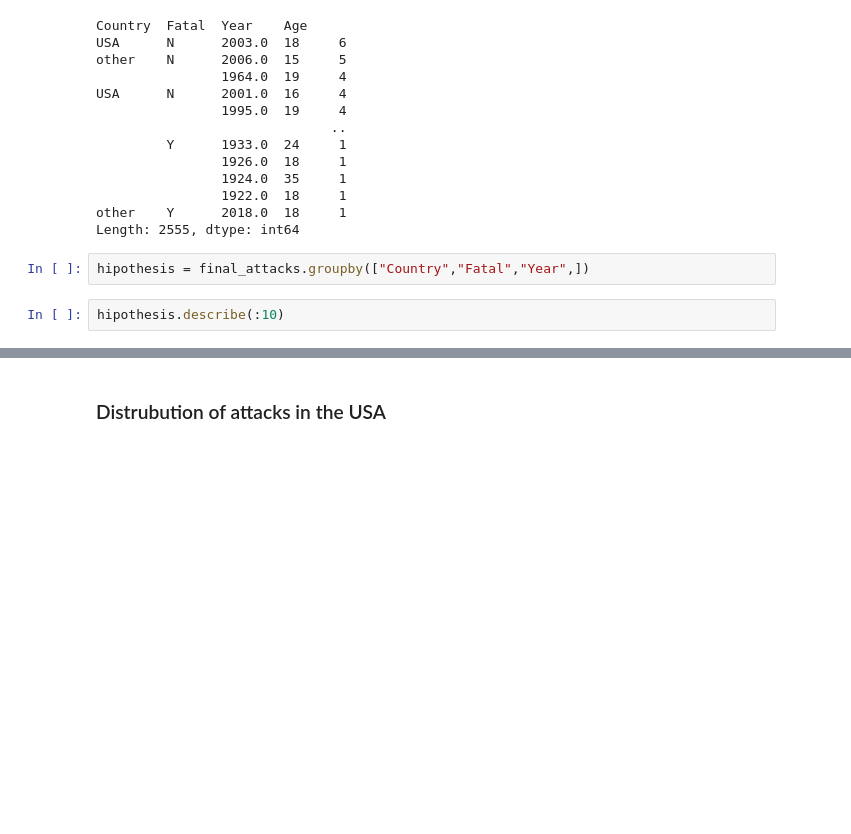
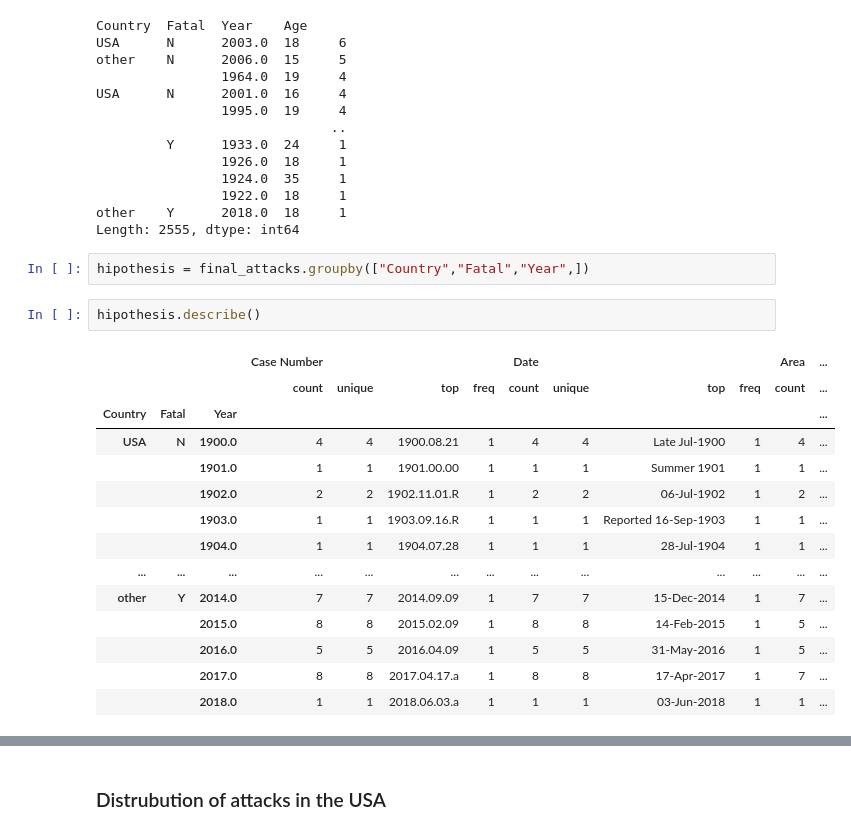
Before and after one commit to angelanavarrog/Pandas-project-Sharks-attacks, a Jupyter notebook: Output/Analysis.ipynb, the cells around one changed output, grey strips where cells are left out. Cells and saved outputs as stored; diff of their text form; blank space fills up the shorter version.

```diff
--- a/Output/Analysis.ipynb
+++ b/Output/Analysis.ipynb
@@ -27,5 +27,19 @@ Length: 2555, dtype: int64
 # %%
 hipothesis = final_attacks.groupby(["Country","Fatal","Year",])
 # %%
-hipothesis.describe(:10)
+hipothesis.describe()
 # %% [output]
+|  |  |  | Case Number |  |  |  | Date |  |  |  | Area | ... |
+|  |  |  | count | unique | top | freq | count | unique | top | freq | count | ... |
+| Country | Fatal | Year |  |  |  |  |  |  |  |  |  | ... |
+| USA | N | 1900.0 | 4 | 4 | 1900.08.21 | 1 | 4 | 4 | Late Jul-1900 | 1 | 4 | ... |
+|  |  | 1901.0 | 1 | 1 | 1901.00.00 | 1 | 1 | 1 | Summer 1901 | 1 | 1 | ... |
+|  |  | 1902.0 | 2 | 2 | 1902.11.01.R | 1 | 2 | 2 | 06-Jul-1902 | 1 | 2 | ... |
+|  |  | 1903.0 | 1 | 1 | 1903.09.16.R | 1 | 1 | 1 | Reported 16-Sep-1903 | 1 | 1 | ... |
+|  |  | 1904.0 | 1 | 1 | 1904.07.28 | 1 | 1 | 1 | 28-Jul-1904 | 1 | 1 | ... |
+| ... | ... | ... | ... | ... | ... | ... | ... | ... | ... | ... | ... | ... |
+| other | Y | 2014.0 | 7 | 7 | 2014.09.09 | 1 | 7 | 7 | 15-Dec-2014 | 1 | 7 | ... |
+|  |  | 2015.0 | 8 | 8 | 2015.02.09 | 1 | 8 | 8 | 14-Feb-2015 | 1 | 5 | ... |
+|  |  | 2016.0 | 5 | 5 | 2016.04.09 | 1 | 5 | 5 | 31-May-2016 | 1 | 5 | ... |
+|  |  | 2017.0 | 8 | 8 | 2017.04.17.a | 1 | 8 | 8 | 17-Apr-2017 | 1 | 7 | ... |
+|  |  | 2018.0 | 1 | 1 | 2018.06.03.a | 1 | 1 | 1 | 03-Jun-2018 | 1 | 1 | ... |
```
Also changed, not shown: parts of 8 cells of this notebook.
